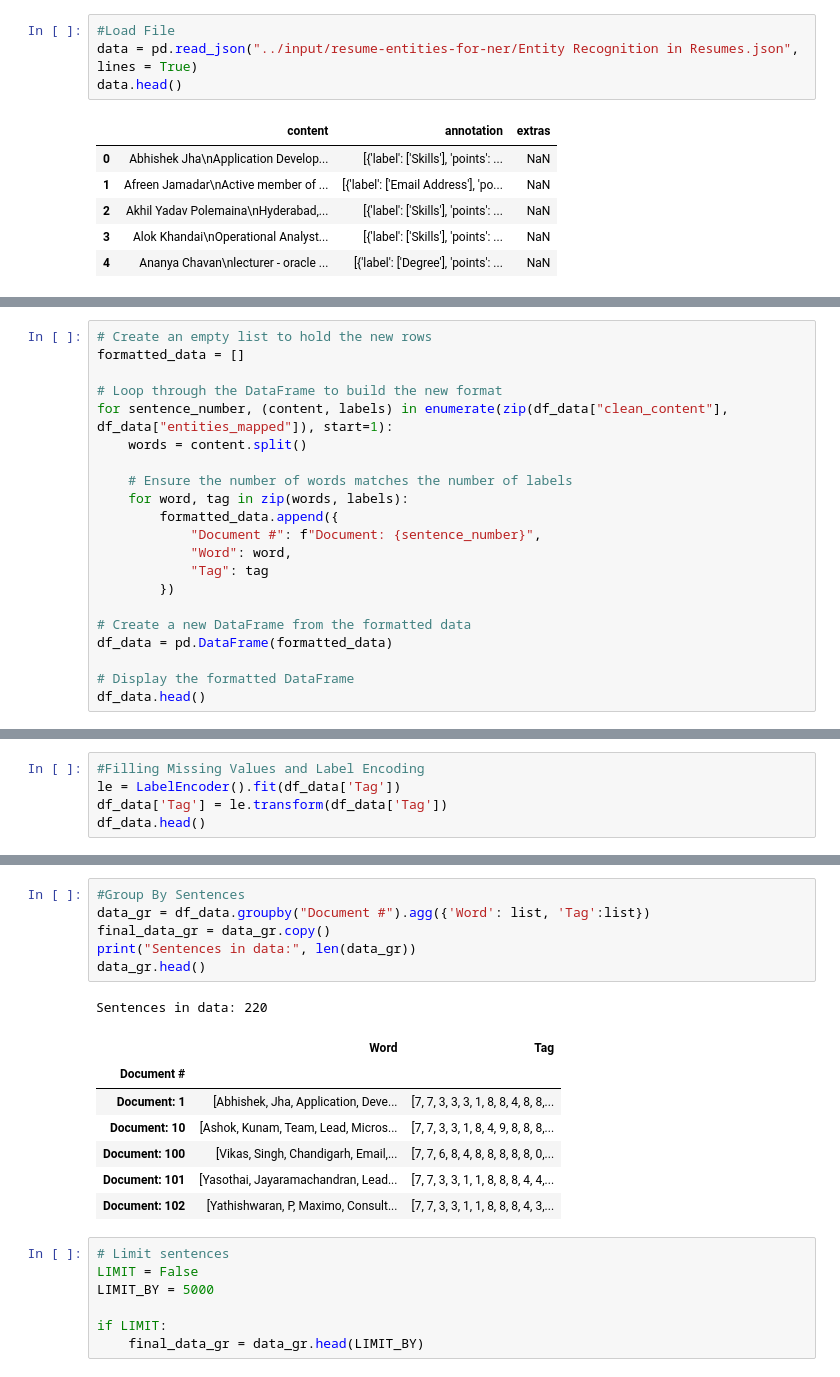
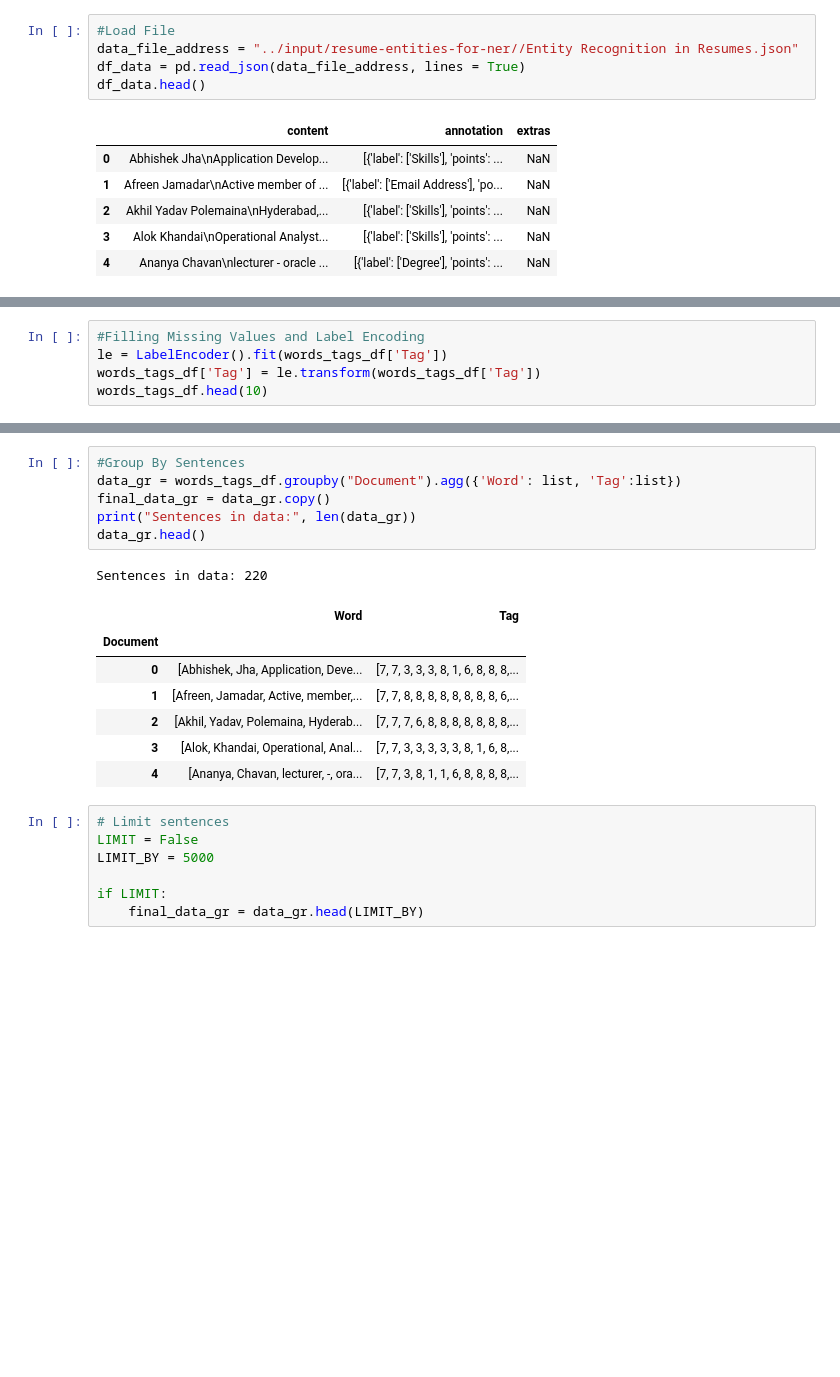
Before and after one commit to NitayGitHub/Resume-NER-Using-Bert, a Jupyter notebook: Resume NER Prediction.ipynb, the cells around one changed output, grey strips where cells are left out. Drawn from its saved outputs; the diff is of its cells as text; blank space fills up the shorter version.

```diff
--- a/Resume NER Prediction.ipynb
+++ b/Resume NER Prediction.ipynb
@@ -44,7 +47,8 @@ device =  "cuda" if torch.cuda.is_available() else "cpu"
 # %%
 #Load File
-data = pd.read_json("../input/resume-entities-for-ner/Entity Recognition in Resumes.json", lines = True)
-data.head()
+data_file_address = "../input/resume-entities-for-ner//Entity Recognition in Resumes.json"
+df_data = pd.read_json(data_file_address, lines = True)
+df_data.head()
 # %% [output]
 |  | content | annotation | extras |
 | 0 | Abhishek Jha\nApplication Develop... | [{'label': ['Skills'], 'points': ... | NaN |
@@ -147,21 +58,0 @@ df_data["clean_content"] = clean_content
-# %%
-# Create an empty list to hold the new rows
-formatted_data = []
-
-# Loop through the DataFrame to build the new format
-for sentence_number, (content, labels) in enumerate(zip(df_data["clean_content"], df_data["entities_mapped"]), start=1):
-    words = content.split()
-
-    # Ensure the number of words matches the number of labels
-    for word, tag in zip(words, labels):
-        formatted_data.append({
-            "Document #": f"Document: {sentence_number}",
-            "Word": word,
-            "Tag": tag
-        })
-
-# Create a new DataFrame from the formatted data
-df_data = pd.DataFrame(formatted_data)
-
-# Display the formatted DataFrame
-df_data.head()
@@ -199,7 +145,7 @@ UNKNOWN                    1
 Name: Tag, dtype: int64
 # %%
 #Filling Missing Values and Label Encoding
-le = LabelEncoder().fit(df_data['Tag'])
-df_data['Tag'] = le.transform(df_data['Tag'])
-df_data.head()
+le = LabelEncoder().fit(words_tags_df['Tag'])
+words_tags_df['Tag'] = le.transform(words_tags_df['Tag'])
+words_tags_df.head(10)
 # %% [output]
@@ -212,18 +163,18 @@ df_data.head()
 # %%
 #Group By Sentences
-data_gr = df_data.groupby("Document #").agg({'Word': list, 'Tag':list})
+data_gr = words_tags_df.groupby("Document").agg({'Word': list, 'Tag':list})
 final_data_gr = data_gr.copy()
 print("Sentences in data:", len(data_gr))
 data_gr.head()
 # %% [output]
 Sentences in data: 220
 |  | Word | Tag |
-| Document # |  |  |
-| Document: 1 | [Abhishek, Jha, Application, Deve... | [7, 7, 3, 3, 3, 1, 8, 8, 4, 8, 8,... |
-| Document: 10 | [Ashok, Kunam, Team, Lead, Micros... | [7, 7, 3, 3, 1, 8, 4, 9, 8, 8, 8,... |
-| Document: 100 | [Vikas, Singh, Chandigarh, Email,... | [7, 7, 6, 8, 4, 8, 8, 8, 8, 8, 0,... |
-| Document: 101 | [Yasothai, Jayaramachandran, Lead... | [7, 7, 3, 3, 1, 1, 8, 8, 8, 4, 4,... |
-| Document: 102 | [Yathishwaran, P, Maximo, Consult... | [7, 7, 3, 3, 1, 1, 8, 8, 8, 4, 3,... |
+| Document |  |  |
+| 0 | [Abhishek, Jha, Application, Deve... | [7, 7, 3, 3, 3, 8, 1, 6, 8, 8, 8,... |
+| 1 | [Afreen, Jamadar, Active, member,... | [7, 7, 8, 8, 8, 8, 8, 8, 8, 8, 6,... |
+| 2 | [Akhil, Yadav, Polemaina, Hyderab... | [7, 7, 7, 6, 8, 8, 8, 8, 8, 8, 8,... |
+| 3 | [Alok, Khandai, Operational, Anal... | [7, 7, 3, 3, 3, 3, 3, 8, 1, 6, 8,... |
+| 4 | [Ananya, Chavan, lecturer, -, ora... | [7, 7, 3, 8, 1, 1, 6, 8, 8, 8, 8,... |
 # %%
 # Limit sentences
 LIMIT = False
```
Also changed, not shown: parts of 21 cells of this notebook.
